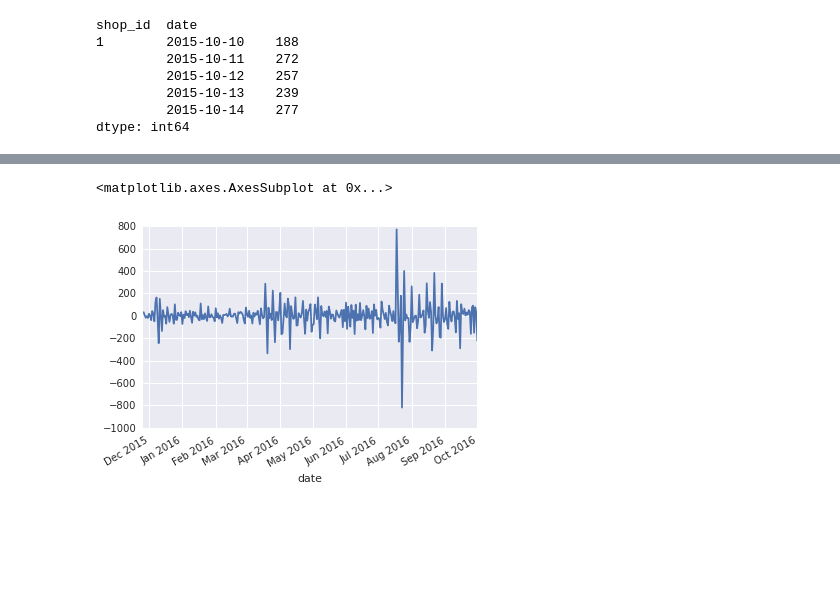
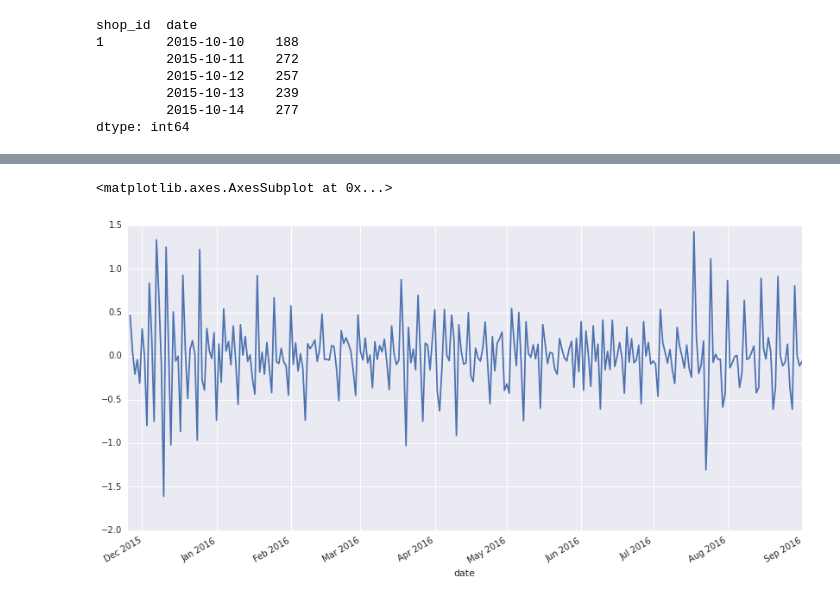
Before and after one commit to LuyiTian/tianchi2017, a Jupyter notebook: play_data/play_data_ipy.ipynb, the cells around one changed output, grey strips where cells are left out. Drawn from its saved outputs; the diff is of its cells as text; code cells hidden in the pictures; blank space fills up the shorter version.

```diff
--- a/play_data/play_data_ipy.ipynb
+++ b/play_data/play_data_ipy.ipynb
@@ -49,2 +54,2 @@ plt.show()
 # %%
-shop_slice = df_grp_by_day[100]["2015-01-01":"2016-10-01"]
+shop_slice = np.log(df_grp_by_day[100]["2015-01-01":"2016-09-01"])
@@ -56,6 +62,7 @@ shop_slice.plot()
 # %%
 shop_slice_diff1 = shop_slice-shop_slice.shift(1)
+plt.figure(figsize=(14, 7))
 shop_slice_diff1.plot()
 # %% [output]
 <matplotlib.axes.AxesSubplot at 0x...>
-[figure, old version]
+[figure, new version]
```
Also changed, not shown: parts of 13 cells of this notebook.
